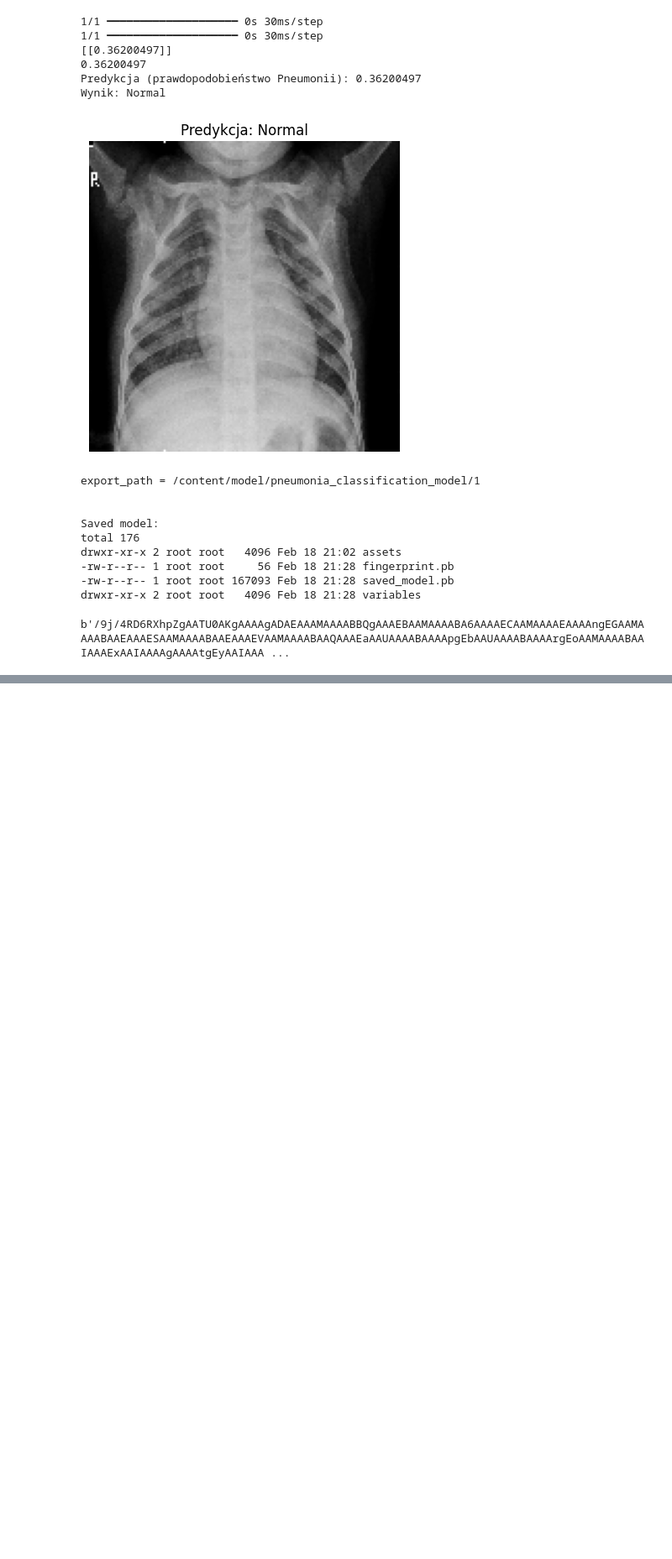
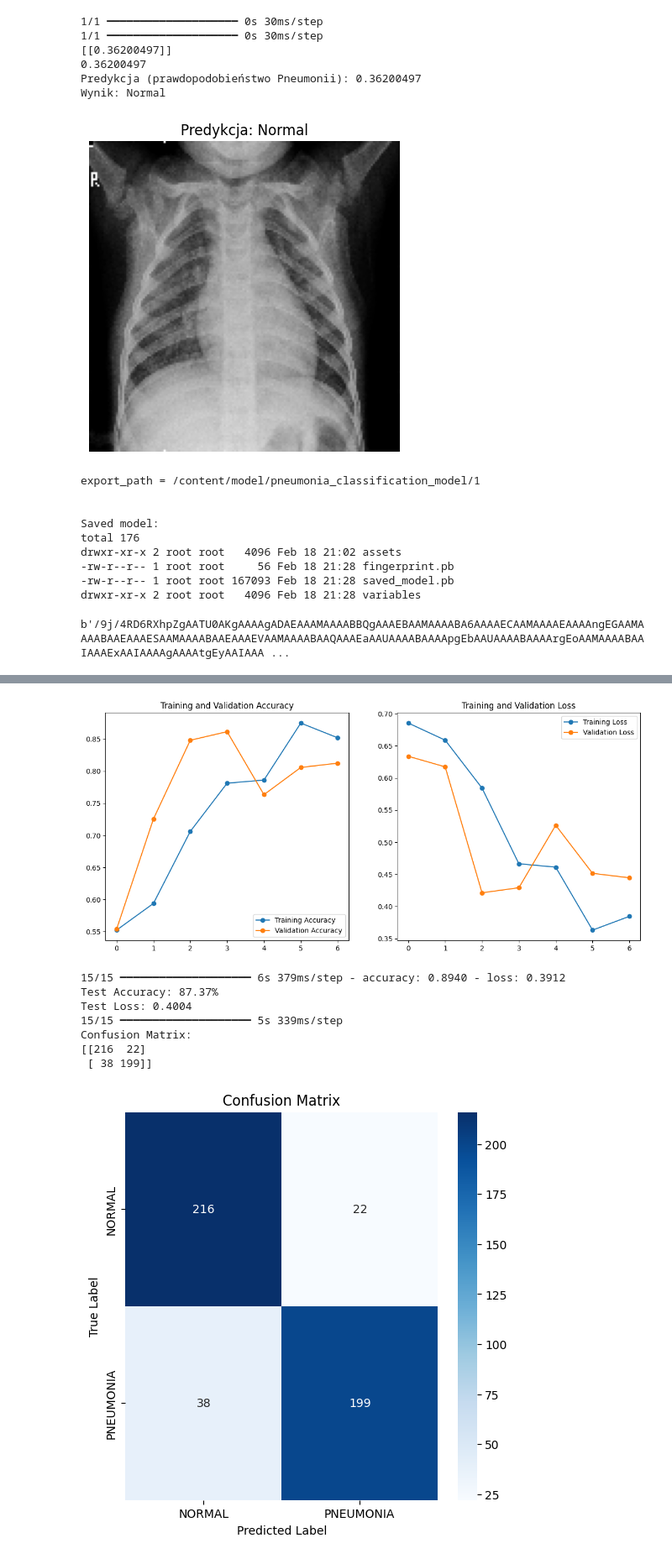
Before and after one commit to PioDru/FlaskProject, a Jupyter notebook: chest_xray_pneumonia.ipynb, the cells around one changed output, grey strips where cells are left out. Shown at 84% size. Drawn from its saved outputs; the diff is of its cells as text; code cells hidden in the pictures; blank space fills up the shorter version.

```diff
--- a/chest_xray_pneumonia.ipynb
+++ b/chest_xray_pneumonia.ipynb
@@ -330,0 +674,78 @@
+# %%
+import matplotlib.pyplot as plt
+import numpy as np
+import seaborn as sns
+from sklearn.metrics import confusion_matrix
+from tensorflow.keras.preprocessing.image import ImageDataGenerator
+from sklearn.metrics import accuracy_score, recall_score, precision_score, f1_score, roc_auc_score
+
+# Zakładamy, że obiekt `history` został zwrócony przez model.fit
+# history = model.fit(...)
+
+# Wykres accuracy i loss dla danych treningowych oraz walidacyjnych
+acc = history.history['accuracy']
+val_acc = history.history['val_accuracy']
+loss = history.history['loss']
+val_loss = history.history['val_loss']
+epochs_range = range(len(acc))
+
+plt.figure(figsize=(14, 6))
+
+# Accuracy
+plt.subplot(1, 2, 1)
+plt.plot(epochs_range, acc, label='Training Accuracy', marker='o')
+plt.plot(epochs_range, val_acc, label='Validation Accuracy', marker='o')
+plt.legend(loc='lower right')
+plt.title('Training and Validation Accuracy')
+
+# Loss
+plt.subplot(1, 2, 2)
+plt.plot(epochs_range, loss, label='Training Loss', marker='o')
+plt.plot(epochs_range, val_loss, label='Validation Loss', marker='o')
+plt.legend(loc='upper right')
+plt.title('Training and Validation Loss')
+
+plt.show()
+
+# Ocena modelu na zbiorze testowym
+test_loss, test_accuracy = model_bal.evaluate(test_generator)
+print("Test Accuracy: {:.2f}%".format(test_accuracy * 100))
+print("Test Loss: {:.4f}".format(test_loss))
+
+# Obliczenie macierzy pomyłek
+# Upewnij się, że test_generator nie miesza kolejności, resetujemy go
+test_generator.reset()
+predictions = model_bal.predict(test_generator)
+# Zakładamy, że mamy klasyfikację binarną z funkcją aktywacji sigmoid
+y_pred = (predictions > 0.5).astype(int).ravel()
+y_true = test_generator.classes
+
+cm = confusion_matrix(y_true, y_pred)
+print("Confusion Matrix:")
+print(cm)
+
+# Wizualizacja macierzy pomyłek
+plt.figure(figsize=(6, 6))
+class_names = list(test_generator.class_indices.keys())
+sns.heatmap(cm, annot=True, fmt='d', cmap='Blues',
+            xticklabels=class_names, yticklabels=class_names)
+plt.xlabel('Predicted Label')
+plt.ylabel('True Label')
+plt.title('Confusion Matrix')
+plt.show()
+
+print('accuracy: {:.4f}'.format(accuracy_score(y_true, y_pred)))
+print('recall: {:.4f}'.format(recall_score(y_true, y_pred)))
+print('precision: {:.4f}'.format(precision_score(y_true, y_pred)))
+print('f1: {:.4f}'.format(f1_score(y_true, y_pred)))
+print('roc_auc: {:.4f}'.format(roc_auc_score(y_true, y_pred)))
+# %% [output]
+[figure, added]
+15/15 ━━━━━━━━━━━━━━━━━━━━ 6s 379ms/step - accuracy: 0.8940 - loss: 0.3912
+Test Accuracy: 87.37%
+Test Loss: 0.4004
+15/15 ━━━━━━━━━━━━━━━━━━━━ 5s 339ms/step
+Confusion Matrix:
+[[216  22]
+ [ 38 199]]
+[figure, added]
```
Also changed, not shown: parts of 8 cells of this notebook.
